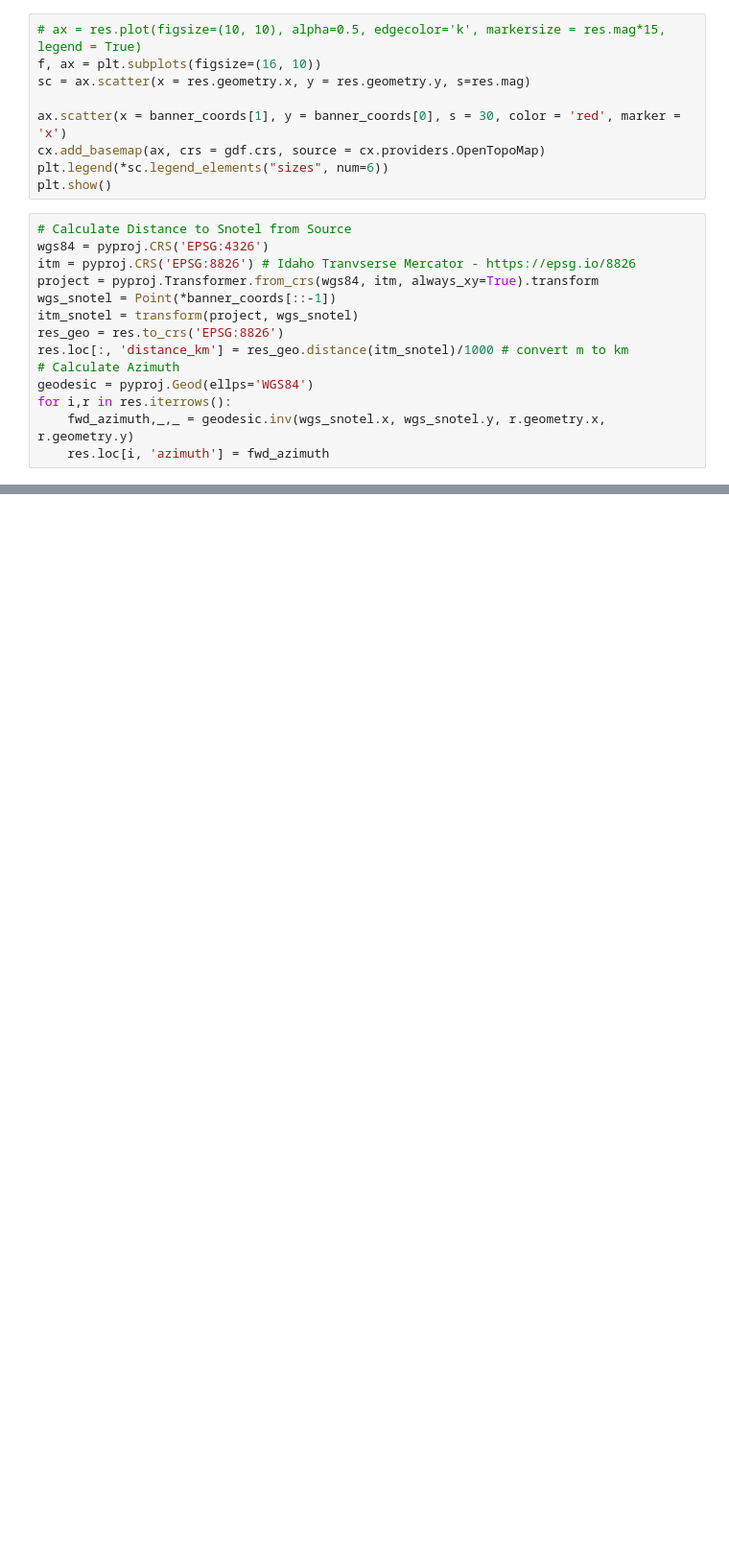
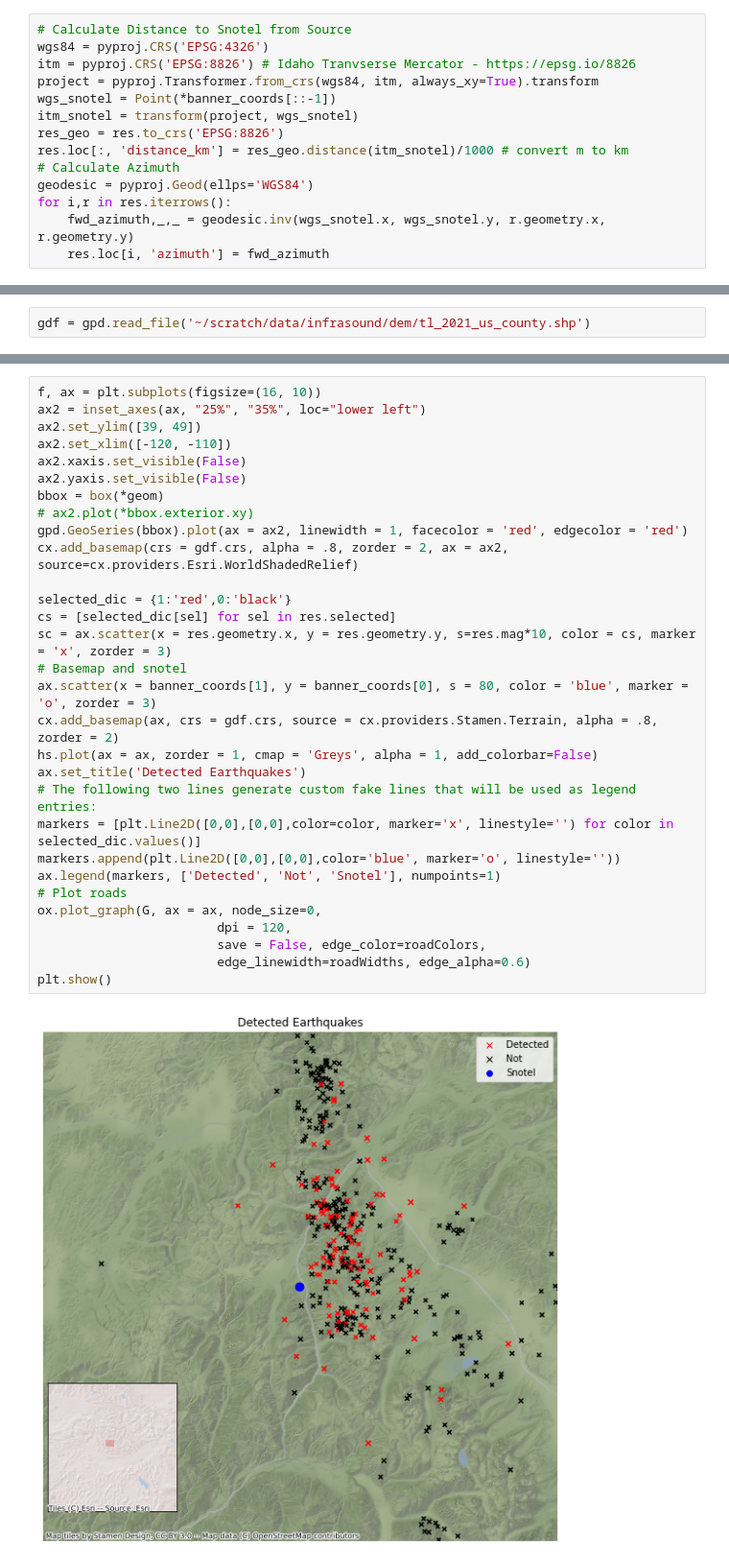
Before and after one commit to ZachHoppinen/infrasound-snow-attenuation, a Jupyter notebook: src/data_managment/earthquake_catalog.ipynb, the cells around one changed output, grey strips where cells are left out. Shown at 96% size. Saved outputs shown, nothing was run; the diff lists cells and outputs as text; blank space fills up the shorter version.

Commit message:
earthquake catalog script and slurm. moved figure to methods section

```diff
--- a/src/data_managment/earthquake_catalog.ipynb
+++ b/src/data_managment/earthquake_catalog.ipynb
@@ -23,15 +25,6 @@ url = f'https://earthquake.usgs.gov/fdsnws/event/1/query?format=csv&starttime=20
 df = pd.read_csv(url)
 gdf = gpd.GeoDataFrame(df, geometry=gpd.points_from_xy(df.longitude, df.latitude), crs = 'EPSG:4326')
 res = gdf.loc[:, ['time', 'geometry', 'depth', 'mag', 'id']]
-# %%
-# ax = res.plot(figsize=(10, 10), alpha=0.5, edgecolor='k', markersize = res.mag*15, legend = True)
-f, ax = plt.subplots(figsize=(16, 10))
-sc = ax.scatter(x = res.geometry.x, y = res.geometry.y, s=res.mag)
-
-ax.scatter(x = banner_coords[1], y = banner_coords[0], s = 30, color = 'red', marker = 'x')
-cx.add_basemap(ax, crs = gdf.crs, source = cx.providers.OpenTopoMap)
-plt.legend(*sc.legend_elements("sizes", num=6))
-plt.show()
 # %%
 # Calculate Distance to Snotel from Source
 wgs84 = pyproj.CRS('EPSG:4326')
@@ -154,0 +134,2 @@ M2.9 at 8.322661860264192 km away at depth = 10.0 km
+# %%
+gdf = gpd.read_file('~/scratch/data/infrasound/dem/tl_2021_us_county.shp')
@@ -154,0 +138,32 @@ M2.9 at 8.322661860264192 km away at depth = 10.0 km
+# %%
+f, ax = plt.subplots(figsize=(16, 10))
+ax2 = inset_axes(ax, "25%", "35%", loc="lower left")
+ax2.set_ylim([39, 49])
+ax2.set_xlim([-120, -110])
+ax2.xaxis.set_visible(False)
+ax2.yaxis.set_visible(False)
+bbox = box(*geom)
+# ax2.plot(*bbox.exterior.xy)
+gpd.GeoSeries(bbox).plot(ax = ax2, linewidth = 1, facecolor = 'red', edgecolor = 'red')
+cx.add_basemap(crs = gdf.crs, alpha = .8, zorder = 2, ax = ax2, source=cx.providers.Esri.WorldShadedRelief)
+
+selected_dic = {1:'red',0:'black'}
+cs = [selected_dic[sel] for sel in res.selected]
+sc = ax.scatter(x = res.geometry.x, y = res.geometry.y, s=res.mag*10, color = cs, marker = 'x', zorder = 3)
+# Basemap and snotel
+ax.scatter(x = banner_coords[1], y = banner_coords[0], s = 80, color = 'blue', marker = 'o', zorder = 3)
+cx.add_basemap(ax, crs = gdf.crs, source = cx.providers.Stamen.Terrain, alpha = .8, zorder = 2)
+hs.plot(ax = ax, zorder = 1, cmap = 'Greys', alpha = 1, add_colorbar=False)
+ax.set_title('Detected Earthquakes')
+# The following two lines generate custom fake lines that will be used as legend entries:
+markers = [plt.Line2D([0,0],[0,0],color=color, marker='x', linestyle='') for color in selected_dic.values()]
+markers.append(plt.Line2D([0,0],[0,0],color='blue', marker='o', linestyle=''))
+ax.legend(markers, ['Detected', 'Not', 'Snotel'], numpoints=1)
+# Plot roads
+ox.plot_graph(G, ax = ax, node_size=0,
+                        dpi = 120,
+                        save = False, edge_color=roadColors,
+                        edge_linewidth=roadWidths, edge_alpha=0.6)
+plt.show()
+# %% [output]
+[figure, added]
```
Also changed, not shown: parts of 5 cells of this notebook, 5 other files.
